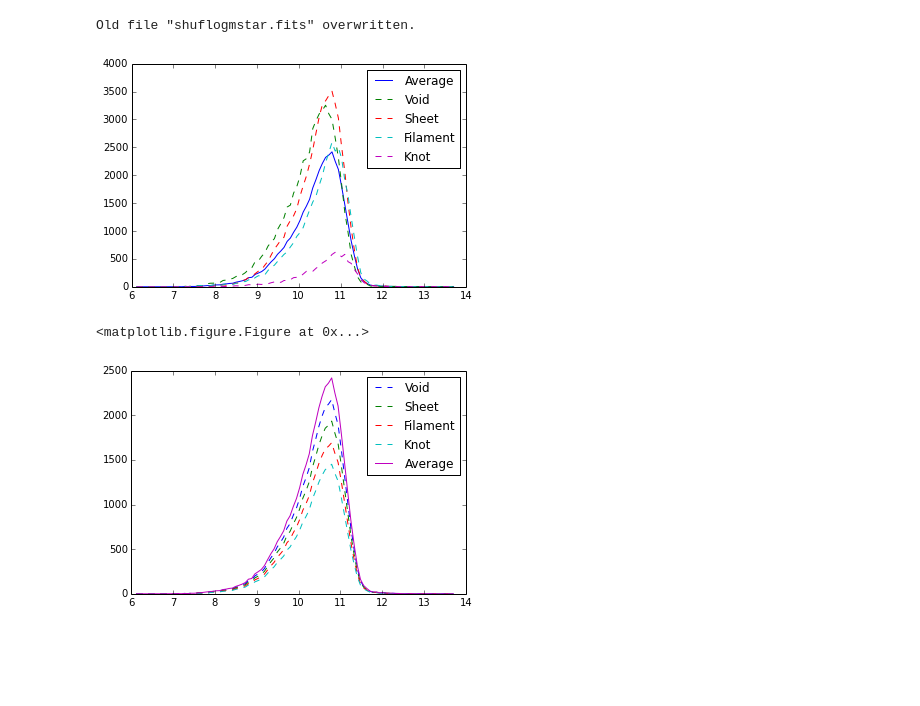
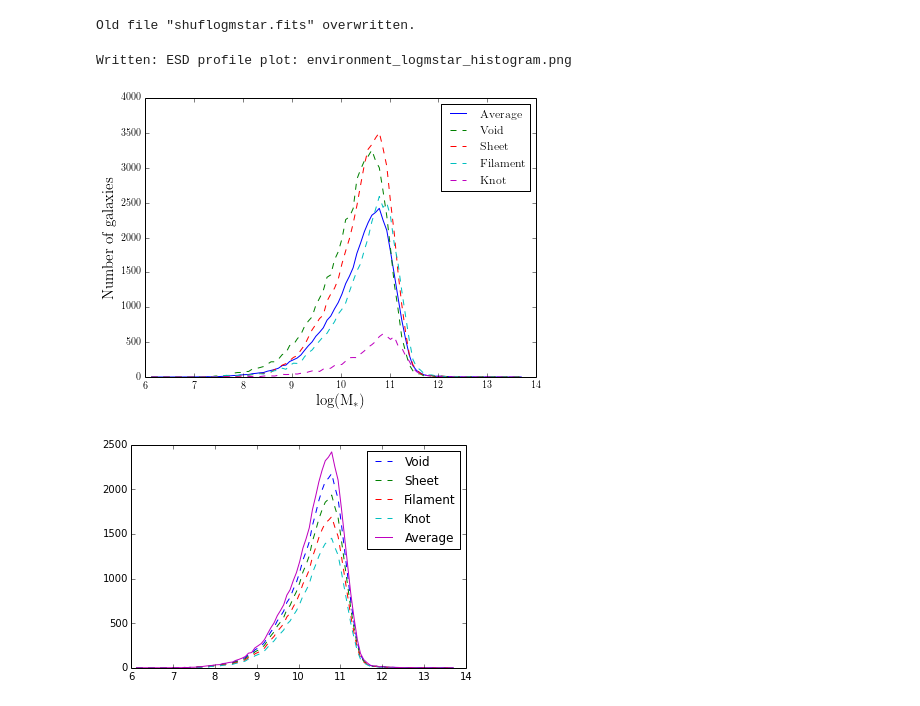
Before and after one commit to samtaziaux/KiDS-Sam_master, a Jupyter notebook: brouwer/environment_project/AngSephist.ipynb, the cells around one changed output. Drawn from its saved outputs; the diff is of its cells as text; code cells hidden in the pictures; blank space fills up the shorter version.

```diff
--- a/brouwer/environment_project/AngSephist.ipynb
+++ b/brouwer/environment_project/AngSephist.ipynb
@@ -253,26 +252,47 @@ Old file "shuflogmstar.fits" overwritten.
 
 # Creating the logmstar weights for each lens
 # %%
+
+# Make use of TeX
+rc('text',usetex=True)
+
+# Change all fonts to 'Computer Modern'
+rc('font',**{'family':'serif','serif':['Computer Modern']})
+
+
 # Create the average histogram
 avhists = {}
 
 avhist = np.mean(logmstarhists, 0)
 
 # Show results
+plt.figure(1, figsize=(7, 5))
 plt.plot(logmstarhistcens, avhist, '', ls='-', label='Average')
 
 for env in xrange(len(envs)):
     plt.plot(logmstarhistcens, logmstarhists[env], '', ls='--', label=envs[env])
 
 #plt.xscale('log')
 #plt.yscale('log')
 plt.legend()
 
+xlabel = 'log(M$_*$)'
+ylabel = 'Number of galaxies'
+
+plt.ylabel(r'%s'%ylabel,fontsize=15)
+plt.xlabel(r'%s'%xlabel,fontsize=15)
+
+histname = 'environment_logmstar_histogram'
+plotname = '%s.png'%histname
+
+plt.savefig(plotname, format='png')
+print 'Written: ESD profile plot:', plotname
+
+
 plt.show()
-plt.clf()
 # %% [output]
+Written: ESD profile plot: environment_logmstar_histogram.png
-[figure, old version]
+[figure, new version]
-<matplotlib.figure.Figure at 0x...>
 # %%
 # Calculate the weight for each logmstar bin
 weighthists = avhist/logmstarhists
```
Also changed, not shown: parts of 7 cells of this notebook, 10 other files.
